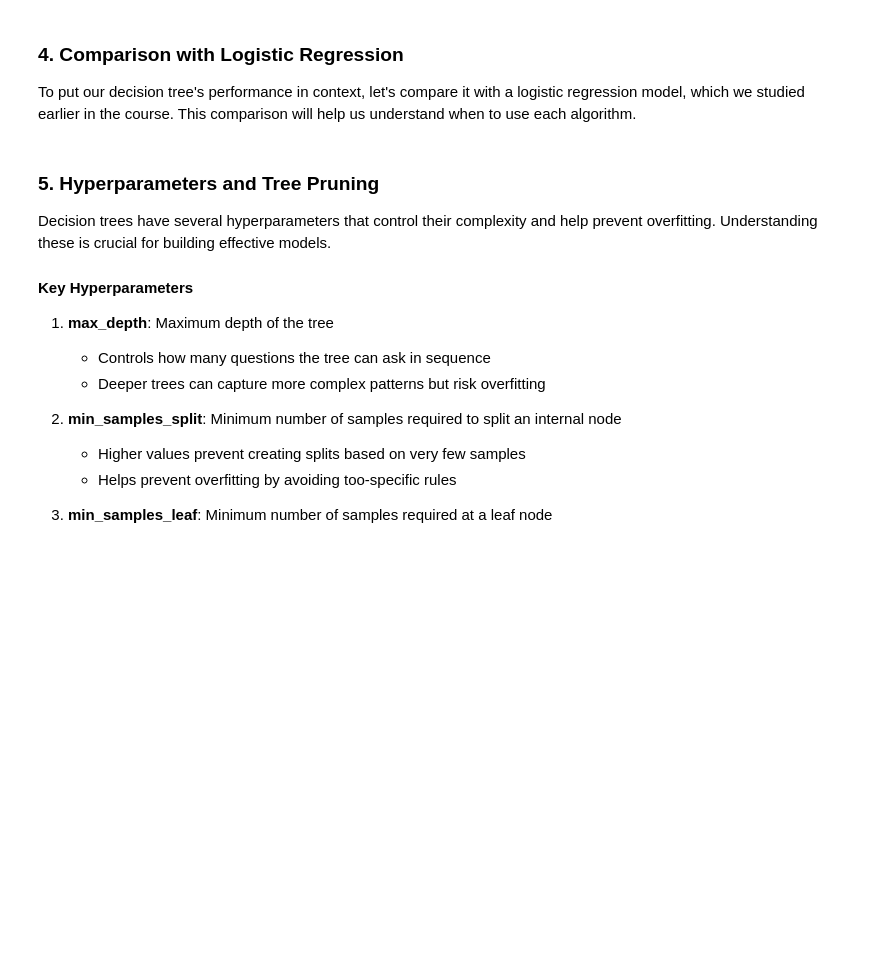
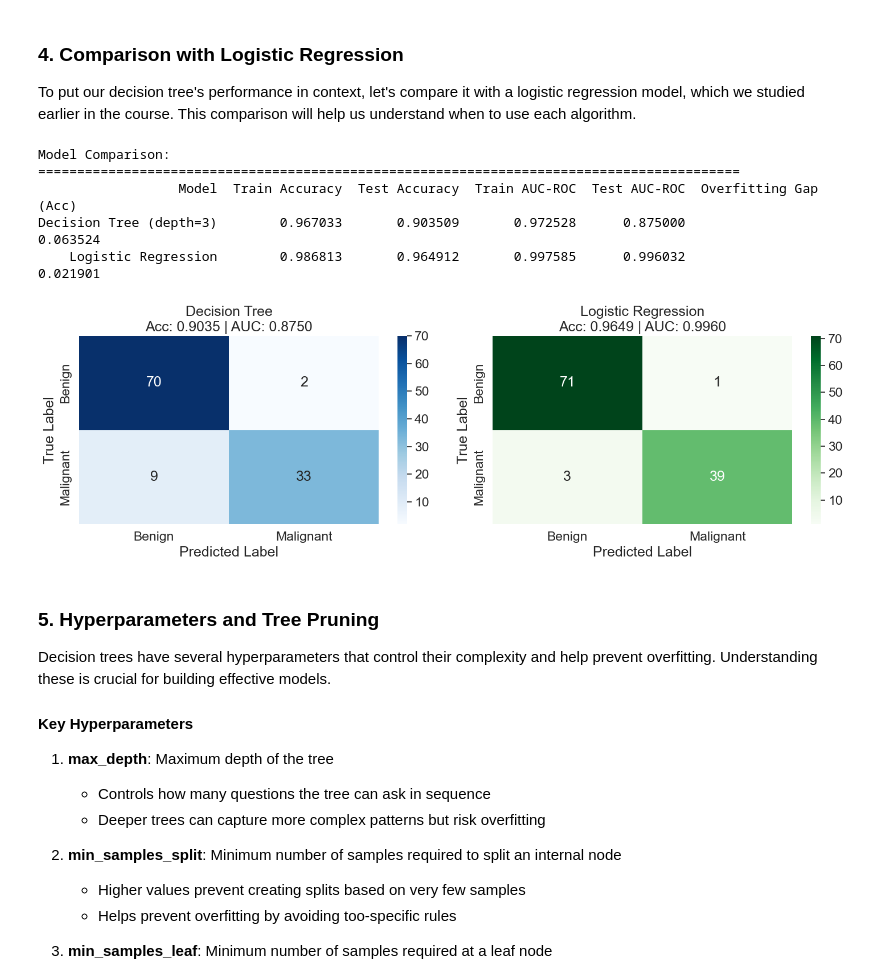
Before and after one commit to changyaochen/MECE4520, a Jupyter notebook: lectures/notebooks/14_decision_trees.ipynb, the cells around one changed output. Saved outputs shown, nothing was run; the diff lists cells and outputs as text; code cells hidden in the pictures; blank space fills up the shorter version.

```diff
--- a/lectures/notebooks/14_decision_trees.ipynb
+++ b/lectures/notebooks/14_decision_trees.ipynb
@@ -229,6 +246,6 @@ Previously, we trained on the entire dataset, which doesn't give us a fair asses
 # %%
 from sklearn.model_selection import train_test_split
-from sklearn.metrics import accuracy_score, classification_report, confusion_matrix
+from sklearn.metrics import accuracy_score, confusion_matrix, roc_auc_score, roc_curve
 
 # Split the data into training (80%) and testing (20%) sets
 # random_state ensures reproducibility
@@ -252,14 +269,23 @@ dt_model_eval.fit(X_train, y_train)
 y_train_pred = dt_model_eval.predict(X_train)
 y_test_pred = dt_model_eval.predict(X_test)
 
+# Get probability predictions for AUC-ROC calculation
+# predict_proba returns probabilities for each class [P(class=0), P(class=1)]
+y_train_proba = dt_model_eval.predict_proba(X_train)[:, 1]  # Probability of class 1 (Malignant)
+y_test_proba = dt_model_eval.predict_proba(X_test)[:, 1]
+
 # Calculate accuracy scores
 train_accuracy = accuracy_score(y_train, y_train_pred)
 test_accuracy = accuracy_score(y_test, y_test_pred)
 
+# Calculate AUC-ROC scores
+# AUC-ROC is threshold-independent and ranges from 0 to 1 (higher is better)
+train_auc = roc_auc_score(y_train, y_train_proba)
+test_auc = roc_auc_score(y_test, y_test_proba)
+
 print(f"Training Accuracy: {train_accuracy:.4f}")
 print(f"Test Accuracy: {test_accuracy:.4f}")
 print(f"Difference (Train - Test): {train_accuracy - test_accuracy:.4f}")
-print("\n" + "="*60)
-print("Classification Report (Test Set):")
-print("="*60)
-print(classification_report(y_test, y_test_pred, target_names=["Benign", "Malignant"]))
+print(f"\nTraining AUC-ROC: {train_auc:.4f}")
+print(f"Test AUC-ROC: {test_auc:.4f}")
+print(f"Difference (Train - Test): {train_auc - test_auc:.4f}")
@@ -392,28 +498,40 @@ X_test_scaled = scaler.transform(X_test)
 lr_model = LogisticRegression(max_iter=1000, random_state=42)
 lr_model.fit(X_train_scaled, y_train)
 
-# Make predictions
+# Make predictions (class labels)
 lr_train_pred = lr_model.predict(X_train_scaled)
 lr_test_pred = lr_model.predict(X_test_scaled)
+
+# Make predictions (probabilities for AUC-ROC)
+lr_train_proba = lr_model.predict_proba(X_train_scaled)[:, 1]
+lr_test_proba = lr_model.predict_proba(X_test_scaled)[:, 1]
 
 # Calculate accuracies
 lr_train_acc = accuracy_score(y_train, lr_train_pred)
 lr_test_acc = accuracy_score(y_test, lr_test_pred)
 
-# Get decision tree accuracies from our previous model
+# Calculate AUC-ROC scores
+lr_train_auc = roc_auc_score(y_train, lr_train_proba)
+lr_test_auc = roc_auc_score(y_test, lr_test_proba)
+
+# Get decision tree metrics from our previous model
 dt_train_acc = train_accuracy
 dt_test_acc = test_accuracy
+dt_train_auc = train_auc
+dt_test_auc = test_auc
 
 # Compare the models
 comparison_df = pd.DataFrame({
     "Model": ["Decision Tree (depth=3)", "Logistic Regression"],
-    "Training Accuracy": [dt_train_acc, lr_train_acc],
+    "Train Accuracy": [dt_train_acc, lr_train_acc],
     "Test Accuracy": [dt_test_acc, lr_test_acc],
-    "Overfitting Gap": [dt_train_acc - dt_test_acc, lr_train_acc - lr_test_acc]
+    "Train AUC-ROC": [dt_train_auc, lr_train_auc],
+    "Test AUC-ROC": [dt_test_auc, lr_test_auc],
+    "Overfitting Gap (Acc)": [dt_train_acc - dt_test_acc, lr_train_acc - lr_test_acc]
 })
 
 print("Model Comparison:")
-print("="*70)
+print("="*90)
 print(comparison_df.to_string(index=False))
 print("\n")
 
@@ -423,41 +541,42 @@ fig, axes = plt.subplots(1, 2, figsize=(15, 5))
 # Decision Tree confusion matrix
 cm_dt = confusion_matrix(y_test, y_test_pred)
 sns.heatmap(
     cm_dt,
     annot=True,
     fmt="d",
     cmap="Blues",
     xticklabels=["Benign", "Malignant"],
     yticklabels=["Benign", "Malignant"],
     ax=axes[0]
 )
 axes[0].set_ylabel("True Label")
 axes[0].set_xlabel("Predicted Label")
-axes[0].set_title(f"Decision Tree\nTest Accuracy: {dt_test_acc:.4f}")
+axes[0].set_title(f"Decision Tree\nAcc: {dt_test_acc:.4f} | AUC: {dt_test_auc:.4f}")
 
 # Logistic Regression confusion matrix
 cm_lr = confusion_matrix(y_test, lr_test_pred)
 sns.heatmap(
     cm_lr,
     annot=True,
     fmt="d",
     cmap="Greens",
     xticklabels=["Benign", "Malignant"],
     yticklabels=["Benign", "Malignant"],
     ax=axes[1]
 )
 axes[1].set_ylabel("True Label")
 axes[1].set_xlabel("Predicted Label")
-axes[1].set_title(f"Logistic Regression\nTest Accuracy: {lr_test_acc:.4f}")
+axes[1].set_title(f"Logistic Regression\nAcc: {lr_test_acc:.4f} | AUC: {lr_test_auc:.4f}")
 
 plt.tight_layout()
 plt.show()
-
-print("Key Takeaways:")
-print("  - Decision trees provide interpretable, rule-based decisions")
-print("  - Logistic regression provides probabilistic predictions")
-print("  - Performance can vary depending on the problem and data")
-print("  - Decision trees don't require feature scaling")
+# %% [output]
+Model Comparison:
+==========================================================================================
+                  Model  Train Accuracy  Test Accuracy  Train AUC-ROC  Test AUC-ROC  Overfitting Gap (Acc)
+Decision Tree (depth=3)        0.967033       0.903509       0.972528      0.875000               0.063524
+    Logistic Regression        0.986813       0.964912       0.997585      0.996032               0.021901
+[figure, added]
 # %% [markdown]
 ### 5. Hyperparameters and Tree Pruning
 
```
Also changed, not shown: parts of 10 cells of this notebook, 2 other files.
